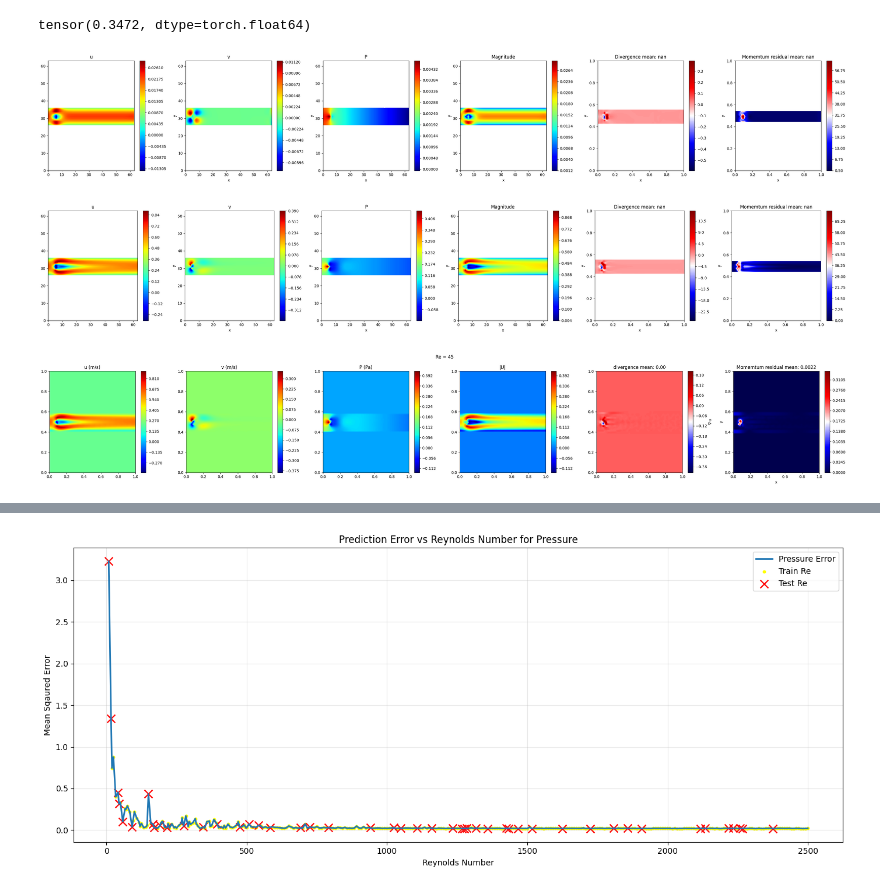
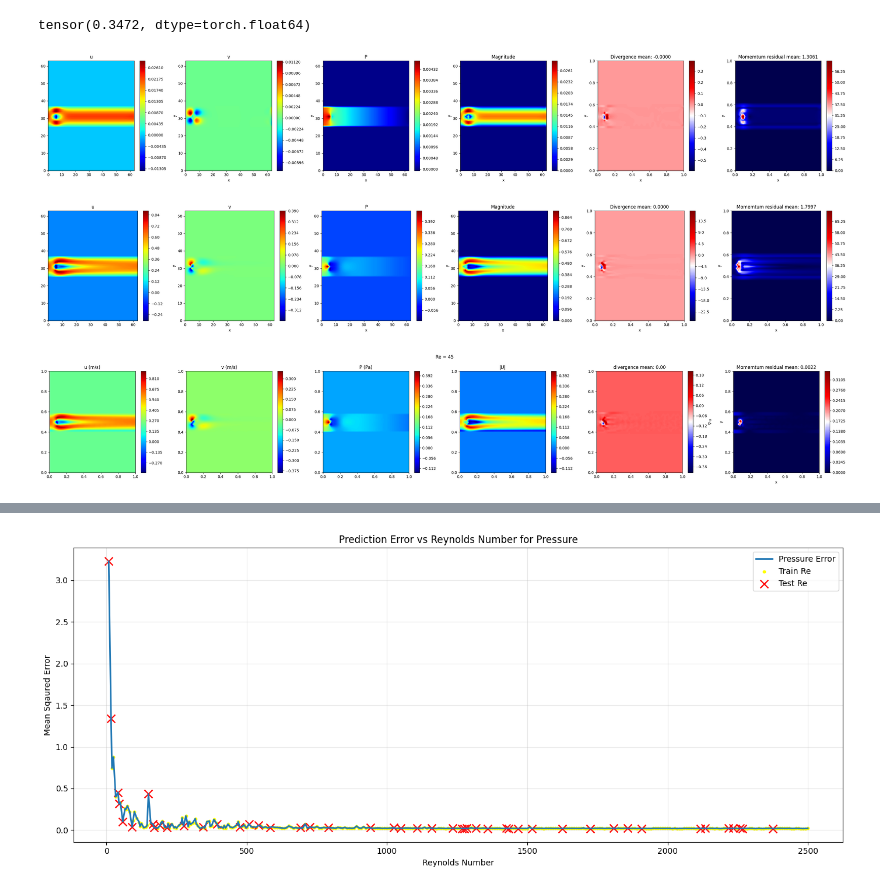
Before and after one commit to Mafaz03/Machine-Vision-Transformer, a Jupyter notebook: generalisation_cylinder.ipynb, the cells around one changed output, grey strips where cells are left out. Cells and saved outputs as stored; diff of their text form; code cells hidden in the pictures.

```diff
--- a/generalisation_cylinder.ipynb
+++ b/generalisation_cylinder.ipynb
@@ -142,7 +142,7 @@ def predict(re_value, model,
     src = torch.tensor([[re_norm]], dtype=torch.float32).to(device)  # (1, 1)
 
 
-    pred_patches = predict_field(transformer, src)
+    pred_patches = predict_field(model, src)
 
 
     # unroll patches to (2, 64, 64)
@@ -281,6 +281,8 @@ def ground_truth(re: float, plot: bool):
     df = pd.read_csv(f"flow_past_cylinder_domain/Re_{re}.csv", index_col = 0)
 
     lin = np.linspace(0, 1, 64)
+
+    df = df.dropna(subset=["x", "y", "u (m/s)", "v (m/s)", "p (Pa)"])
 
     x = df['x']
     y = df['y']
@@ -292,6 +294,8 @@ def ground_truth(re: float, plot: bool):
     # interpolate u and v onto regular grid
 
     grid_x, grid_y = np.meshgrid(lin, lin) # (grid_size, grid_size)
+
+
 
 
     u_grid = griddata(points, u, (grid_x, grid_y), method="linear", fill_value=0.0)
@@ -314,6 +318,15 @@ def ground_truth(re: float, plot: bool):
 
     dP_dx = np.gradient(P_grid, dx, axis = 1)
     dP_dy = np.gradient(P_grid, dy, axis = 0)
+
+    # print("u_grid:", np.isnan(u_grid).sum())
+    # print("v_grid:", np.isnan(v_grid).sum())
+    # print("P_grid:", np.isnan(P_grid).sum())
+
+    # print("du_dx:", np.isnan(du_dx).sum())
+    # print("d2u_dx2:", np.isnan(d2u_dx2).sum())
+
+    # print("momentum:", np.isnan(momentum_res).sum())
 
     # divergence
     div = du_dx + dv_dy
@@ -350,34 +363,34 @@ def ground_truth(re: float, plot: bool):
         axes[2].set_xlabel("x")
         axes[2].set_ylabel("y")
 
         # mag
         mag_c = axes[3].contourf(mag, levels=300, cmap="jet")
         plt.colorbar(mag_c, ax=axes[3])
         axes[3].set_title("Magnitude")
         axes[3].set_xlabel("x")
         axes[3].set_ylabel("y")
 
         # div
         div_c = axes[4].contourf(grid_x, grid_y, div, levels=300, cmap="seismic")
         plt.colorbar(div_c, ax=axes[4])
         axes[4].set_title(f"Divergence mean: {div.mean():.4f}")
         axes[4].set_xlabel("x")
         axes[4].set_ylabel("y")
 
         div_m = axes[5].contourf(grid_x, grid_y, momentum_res, levels=300, cmap="seismic")
         plt.colorbar(div_m, ax=axes[5])
         axes[5].set_title(f"Momemtum residual mean: {momentum_res.mean():.4f}")
         axes[5].set_xlabel("x")
         axes[5].set_ylabel("y")
 
         plt.tight_layout()
         plt.show()
 
     return u_grid, v_grid, P_grid, div, momentum_res, mag
 
 u_grid, v_grid, P_grid, div, momentum_res, mag = ground_truth(re = 1.5, plot=True)
 # %% [output]
-[figure, old version]
+[figure, new version]
 # %%
 re = 45
 u_grid_actual, v_grid_actual, P_grid, div_actual, momentum_res_actual, mag_actual = ground_truth(re = re, plot=True)
@@ -391,7 +404,7 @@ u_pred, v_pred, P_pred, div_pred, momentum_res_pred, mag_pred = predict(re_value
                                                      device = "cpu", plot = True
                                                      )
 # %% [output]
-[figure, old version]
+[figure, new version]
 [figure]
 # %%
 errors = {}
```
Also changed, not shown: parts of 3 cells of this notebook, 1 other file.
